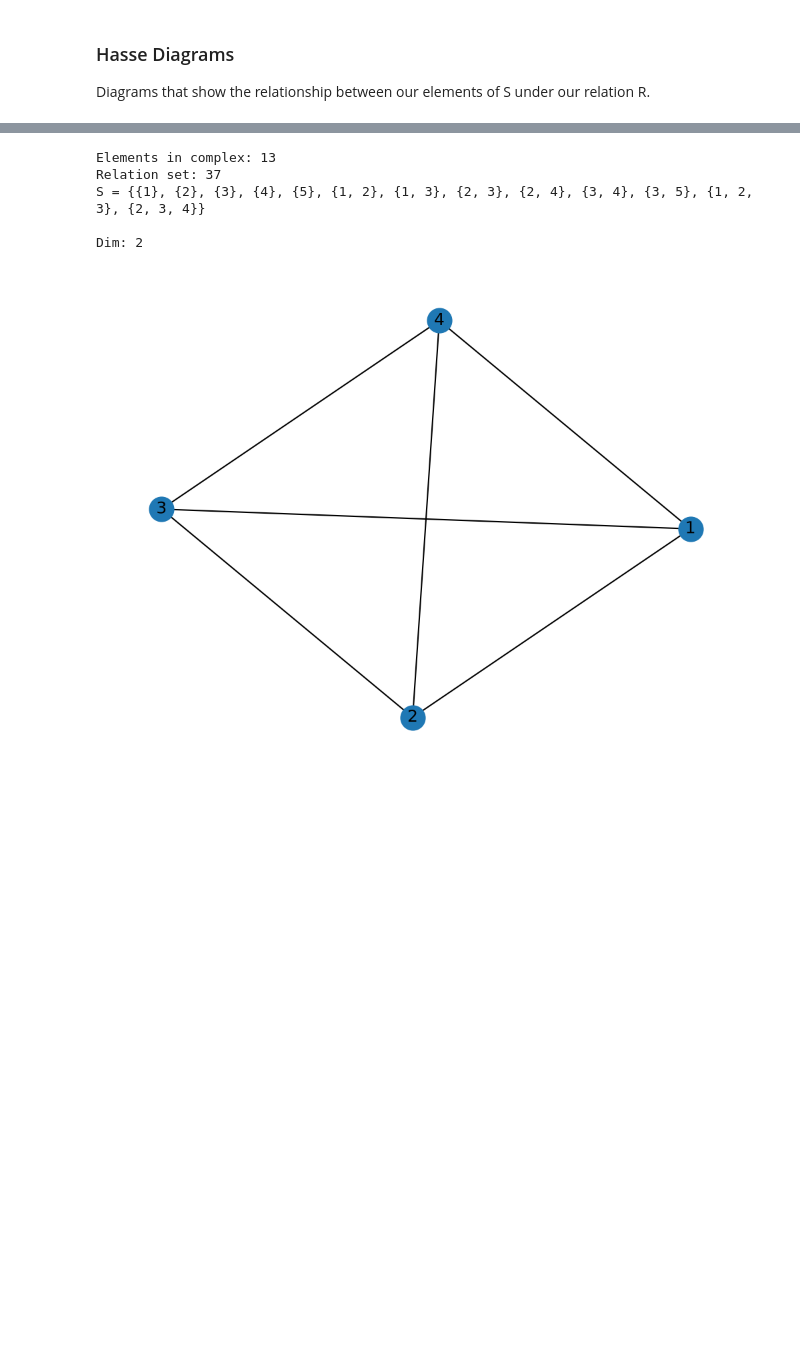
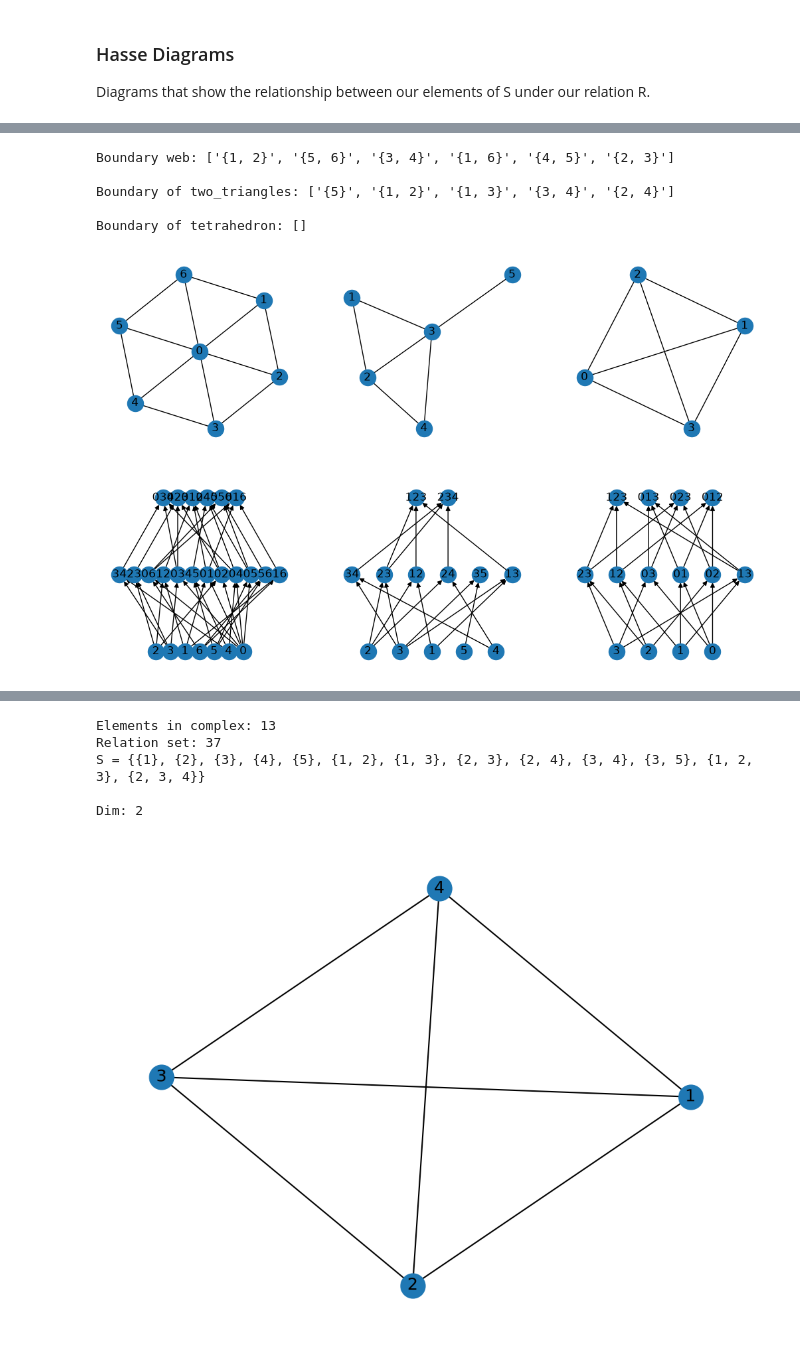
Before and after one commit to ryanj-0/simplicial_complex_proj, a Jupyter notebook: simplicial_complex.ipynb, the cells around one changed output, grey strips where cells are left out. Saved outputs shown, nothing was run; the diff lists cells and outputs as text; code cells hidden in the pictures; blank space fills up the shorter version.

```diff
--- a/simplicial_complex.ipynb
+++ b/simplicial_complex.ipynb
@@ -159 +212,31 @@ Euler Characteristic: 1
+# %%
+print(f"Boundary web: {web.boundary_k()}\n")
+print(f"Boundary of two_triangles: {two_triangles.boundary_k()}\n")
+print(f"Boundary of tetrahedron: {tetrahedron.boundary_k()}\n")
+
+plt.figure(figsize=(12.8, 8))
+
+plt.subplot(2,3,1)
+web.s_complex_graph()
+plt.subplot(2,3,4)
+web.draw_hasse()
+
+plt.subplot(2,3,2)
+two_triangles.s_complex_graph()
+plt.subplot(2,3,5)
+two_triangles.draw_hasse()
+
+plt.subplot(2,3,3)
+tetrahedron.s_complex_graph()
+plt.subplot(2,3,6)
+tetrahedron.draw_hasse()
+
+plt.show()
+# %% [output]
+Boundary web: ['{1, 2}', '{5, 6}', '{3, 4}', '{1, 6}', '{4, 5}', '{2, 3}']
+
+Boundary of two_triangles: ['{5}', '{1, 2}', '{1, 3}', '{3, 4}', '{2, 4}']
+
+Boundary of tetrahedron: []
+[figure, added]
 # %% [markdown]
```
Also changed, not shown: parts of 20 cells of this notebook.
